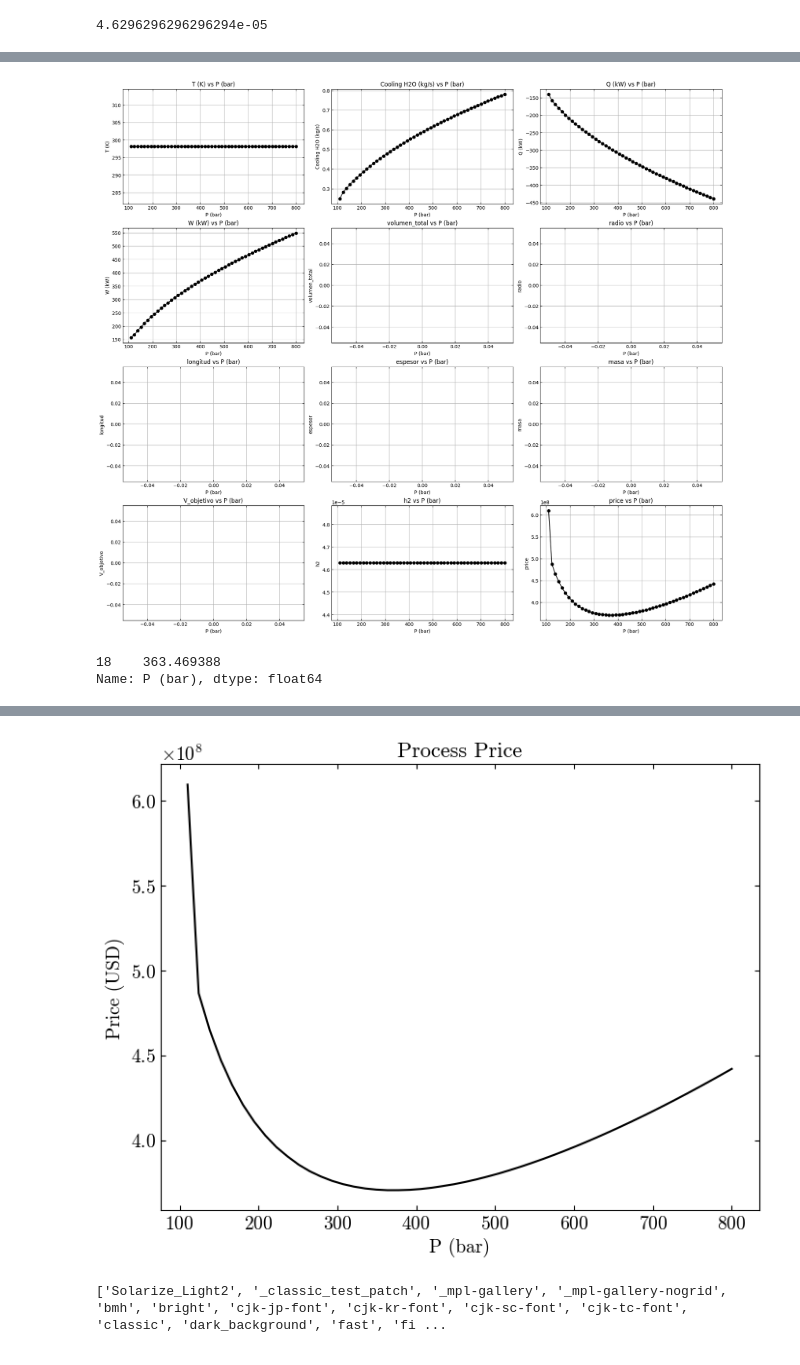
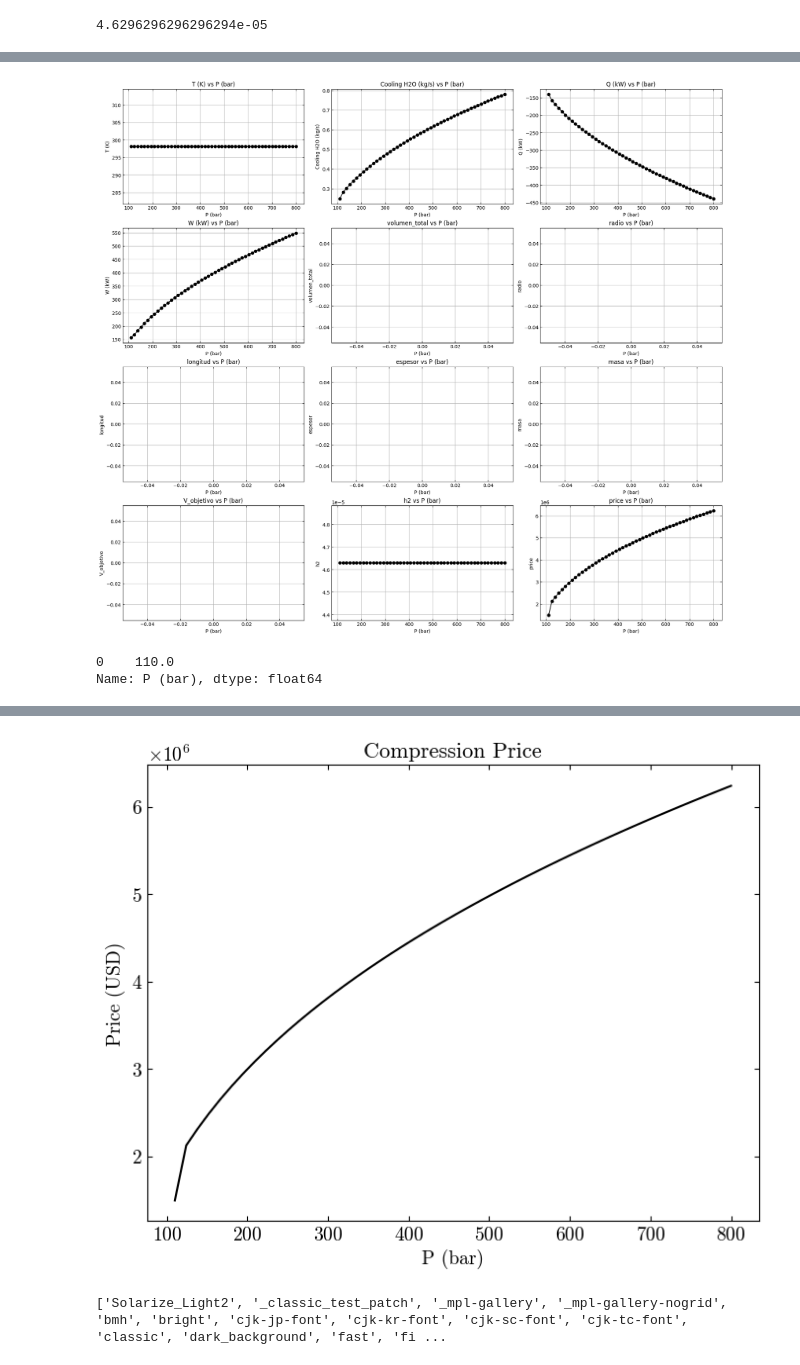
Before and after one commit to SOTO729/8vo, a Jupyter notebook: Dimensionamiento de Equipos/Sistema de Compresión.ipynb, the cells around one changed output, grey strips where cells are left out. Cells and saved outputs as stored; diff of their text form; code cells hidden in the pictures.

```diff
--- a/Dimensionamiento de Equipos/Sistema de Compresión.ipynb
+++ b/Dimensionamiento de Equipos/Sistema de Compresión.ipynb
@@ -550,7 +550,7 @@ for i in range(len(Pes)):
     # Cálculo de dimensiones del tanque y su costo
     resultadot = calcular_dimension_tanque(df_compresores.loc[tot_idx]['P (bar)'], 10000, crit, 'hemi', 4500)
     calculator1 = TankCostCalculator("Type I", resultadot['masa'] * 1e3)
-    total_price = calculator.final + calculator1.final
+    total_price = calculator.final #+ calculator1.final
     price_list.append(total_price)
 
     # Crear un diccionario que combine los datos totales y la info de calculator
@@ -752,11 +769,11 @@ for j in range(i + 1, len(axes)):
 
 plt.show()
 # %% [output]
-[figure, old version]
+[figure, new version]
 # %%
 df_resultados[df_resultados['price']==df_resultados['price'].min()]['P (bar)']
 # %% [output]
-18    363.469388
+0    110.0
 Name: P (bar), dtype: float64
 # %%
 compis[0]
@@ -783,35 +800,35 @@ import matplotlib.pyplot as plt
 plt.style.use(['no-latex'])
 
 # Se asume que df_resultados ya está definido y contiene las columnas "P (bar)" y "price"
 df_resultados_sorted = df_resultados.sort_values(by="P (bar)")
 
 # Crear la figura y el eje
 fig, ax = plt.subplots(figsize=(8, 6))
 
 # Graficar 'price' en función de 'P (bar)'
 ax.plot(df_resultados_sorted["P (bar)"], df_resultados_sorted["price"],
         linestyle="-", color="black",lw=1.5)
 
 # Personalizar etiquetas y título
 ax.set_xlabel("P (bar)", fontsize=14)
 ax.set_ylabel("Price (USD)", fontsize=14)
-ax.set_title("Process Price", fontsize=16)
+ax.set_title("Compression Price", fontsize=16)
 
 # Activar la grilla y ajustar los ticks para un formato profesional
 
 ax.tick_params(axis="both", which="major", labelsize=14, direction="in", top=True, right=True)
 ax.tick_params(axis="both", which="minor", labelsize=12, direction="in", top=True, right=True)
 
 # Forzar notación científica (esto hará que se muestre la notación ×10^...)
 ax.ticklabel_format(axis="both", style="sci")
 
 # Aumentar el tamaño de la fuente de la notación científica (offset text)
 ax.xaxis.get_offset_text().set_fontsize(14)
 ax.yaxis.get_offset_text().set_fontsize(14)
 
 plt.show()
 # %% [output]
-[figure, old version]
+[figure, new version]
 # %%
 import matplotlib.pyplot as plt
 
```
Also changed, not shown: parts of 6 cells of this notebook, 1 other file.
